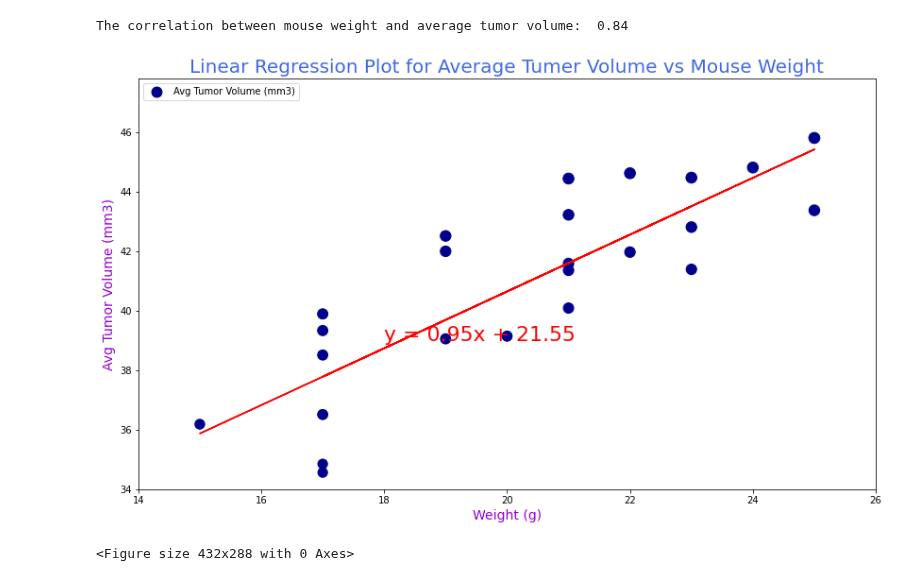
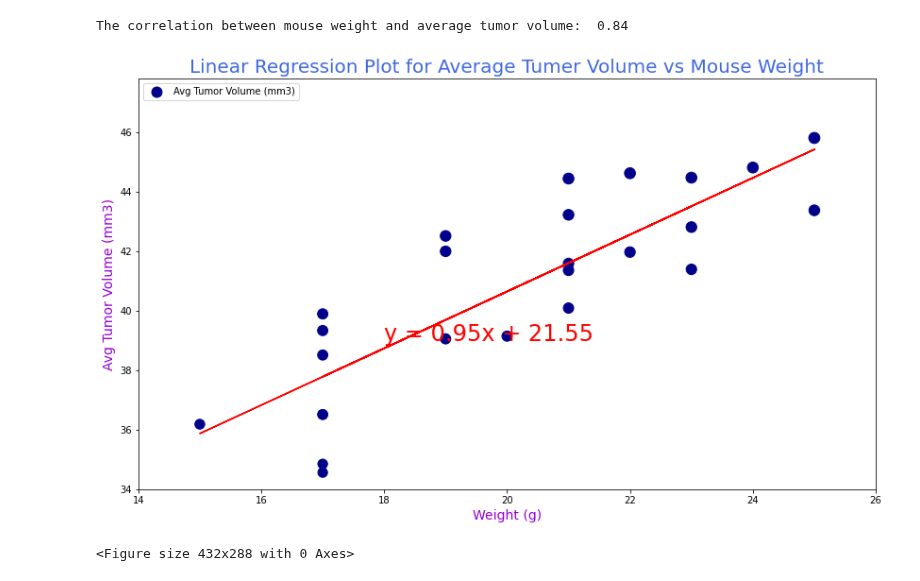
Before and after one commit to divya-gh/Matplotlib-Challenge, a Jupyter notebook: Pymaceuticals/pymaceuticals_starter.ipynb, the cells around one changed output. Saved outputs shown, nothing was run; the diff lists cells and outputs as text; code cells hidden in the pictures.

```diff
--- a/Pymaceuticals/pymaceuticals_starter.ipynb
+++ b/Pymaceuticals/pymaceuticals_starter.ipynb
@@ -632,27 +652,29 @@ The correlation between mouse weight and average tumor volume:  0.84
 # %%
 #Linear regression model for  Mouse weight and average tumor volume for the Capomulin regimen
 (slope, intercept, rvalue, pvalue, stderr) = st.linregress(x_axis_scatter, y_axis_scatter)
 regress_values = x_axis_scatter * slope + intercept
 line_eq = "y = " + str(round(slope,2)) + "x + " + str(round(intercept,2))
 
 #Generate a sactter plot and annotate with equation
 plt.figure(figsize=(14,8))
 plt.scatter(x_axis_scatter, y_axis_scatter, color = 'darkblue' , marker ='o',s =s  , label = 'Avg Tumor Volume (mm3)')
 plt.plot(x_axis_scatter,regress_values,"r-")
-plt.annotate(line_eq,(18,39),fontsize=22,color="red")
+plt.annotate(line_eq,(18,39),fontsize=24,color="red")
 
 #set Titles and Lables
 plt.title("Linear Regression Plot for Average Tumer Volume vs Mouse Weight" , fontsize =20 ,color ="royalblue" )
 plt.xlabel('Weight (g)',fontsize =14 ,color ="darkviolet")
 plt.ylabel('Avg Tumor Volume (mm3)',fontsize =14 ,color ="darkviolet" )
 plt.legend(loc ='upper left' , fontsize = 10)
 
 #set x and y limits
 plt.ylim(34 , max(y_axis_scatter)+2)
 plt.xlim(14 , max(x_axis_scatter)+1)
 
+
+plt.savefig("Images/scatterplot.jpg")
 plt.show()
 plt.tight_layout()
 # %% [output]
-[figure, old version]
+[figure, new version]
 <Figure size 432x288 with 0 Axes>
```
Also changed, not shown: parts of 8 cells of this notebook, 4 other files.
